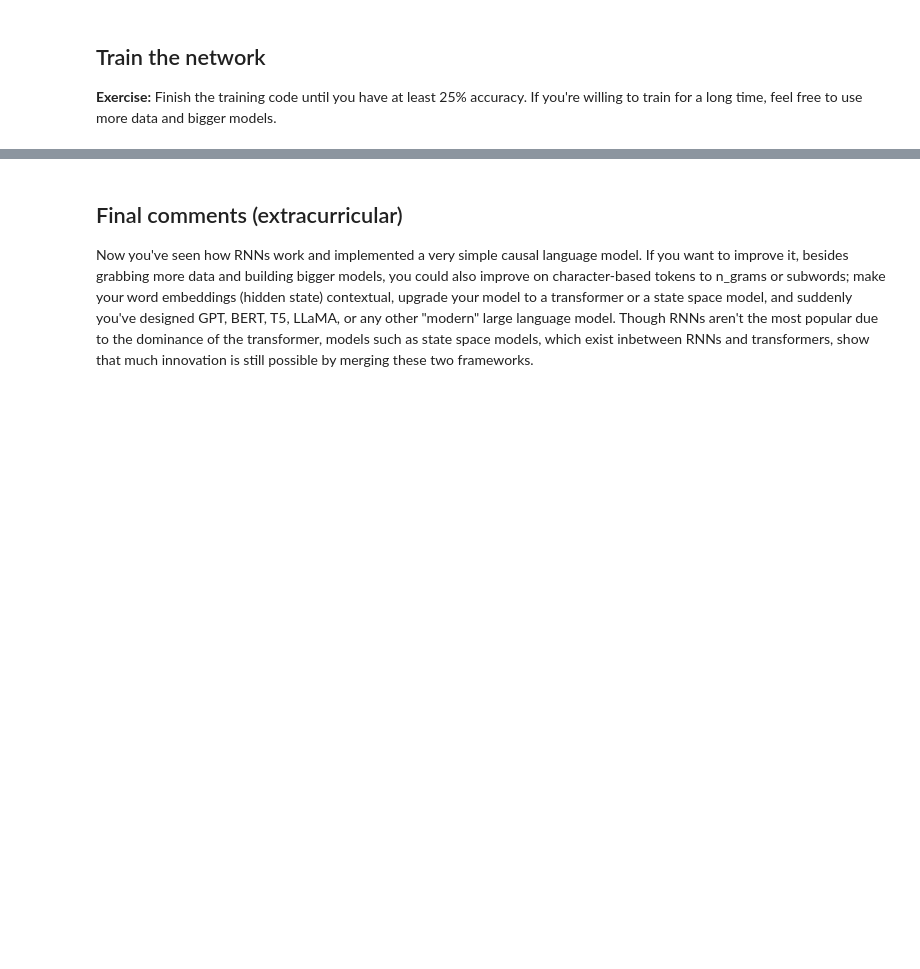
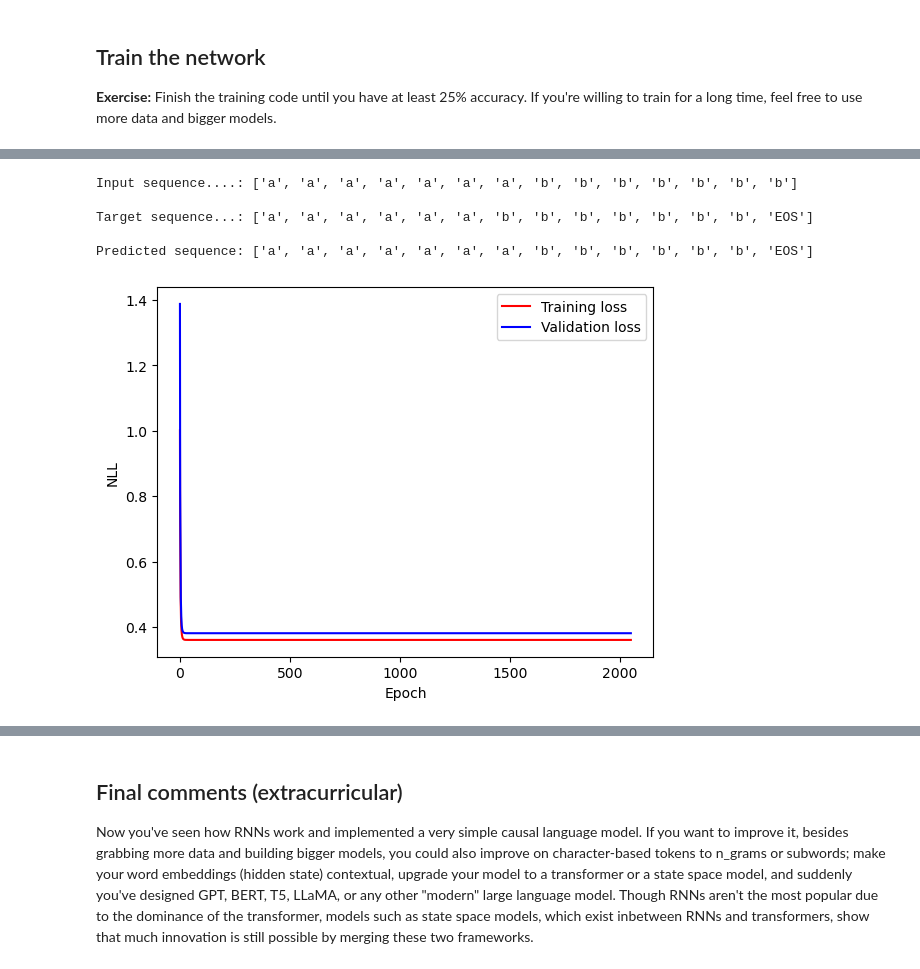
Before and after one commit to RogerJL/LTU, a Jupyter notebook: ANN/ANN-Exercise-2.ipynb, the cells around one changed output, grey strips where cells are left out. Drawn from its saved outputs; the diff is of its cells as text; code cells hidden in the pictures; blank space fills up the shorter version.

Commit message:
ANN: LSTM

```diff
--- a/ANN/ANN-Exercise-2.ipynb
+++ b/ANN/ANN-Exercise-2.ipynb
@@ -801,32 +801,30 @@ import torch.nn as nn
 import torch.nn.functional as F
 
 class LSTM(nn.Module):
-    def __init__(self, hidden_size = 25):
+    def __init__(self, vocab_size=4, hidden_size = 25):
         super(LSTM, self).__init__()
         num_layers = 1
         # Recurrent layer
-        # TODO:
-        self.lstm = nn.LSTM(input_size=...,
-                         hidden_size=...,
+        self.lstm = nn.LSTM(input_size=vocab_size,
+                         hidden_size=hidden_size,
                          num_layers=num_layers,
                          bidirectional=False)
 
         # Output layer
-        self.l_out = nn.Linear(in_features=...,
-                            out_features=...,
+        self.l_out = nn.Linear(in_features=hidden_size,
+                            out_features=vocab_size,
                             bias=False)
 
     def forward(self, x):
         # RNN returns output and last hidden state
-        # TODO:
-        x, (h, c) =
+        x, (h, c) = self.lstm(x)
 
         # Flatten output for feed-forward layer
         x = x.view(-1, self.lstm.hidden_size)
 
         # Output layer
-        # TODO:
-        x =
+        x = self.l_out(x)
+
         return x
 # %% [markdown]
 ## Setting up the network hyperparameters
@@ -979,3 +963,50 @@ plt.show()
+# %%
+
+best_model = LSTM()
+best_model = torch.load('best_model.pt')
+best_model.eval()
+
+# Plot training and validation loss
+epoch = np.arange(len(training_loss))
+
+# Get first sentence in training set
+inputs, targets = training_set[0]
+
+# One-hot encode input and target sequence
+inputs_one_hot = one_hot_encode_sequence(inputs, vocab_size, char_to_idx)
+targets_idx = [char_to_idx[char] for char in targets]
+
+# Convert input to tensor
+inputs_one_hot = torch.Tensor(inputs_one_hot)
+inputs_one_hot = inputs_one_hot.permute(0, 2, 1)
+
+# Convert target to tensor
+targets_idx = torch.LongTensor(targets_idx)
+
+# Forward pass
+# TODO:
+outputs = best_model.forward(inputs_one_hot).data.numpy()
+
+print('\nInput sequence....:', inputs)
+
+print('\nTarget sequence...:', targets)
+
+preds = [idx_to_char[np.argmax(output)] for output in outputs]
+print('\nPredicted sequence:', preds)
+
+plt.figure()
+plt.plot(epoch, training_loss, 'r', label='Training loss',)
+plt.plot(epoch, validation_loss, 'b', label='Validation loss')
+plt.legend()
+plt.xlabel('Epoch'), plt.ylabel('NLL')
+plt.show()
+# %% [output]
+Input sequence....: ['a', 'a', 'a', 'a', 'a', 'a', 'a', 'b', 'b', 'b', 'b', 'b', 'b', 'b']
+
+Target sequence...: ['a', 'a', 'a', 'a', 'a', 'a', 'b', 'b', 'b', 'b', 'b', 'b', 'b', 'EOS']
+
+Predicted sequence: ['a', 'a', 'a', 'a', 'a', 'a', 'a', 'b', 'b', 'b', 'b', 'b', 'b', 'EOS']
+[figure, added]
 # %%
 best_model = LSTM()
 best_model = torch.load('best_model.pt')
```
Also changed, not shown: parts of 3 cells of this notebook.
